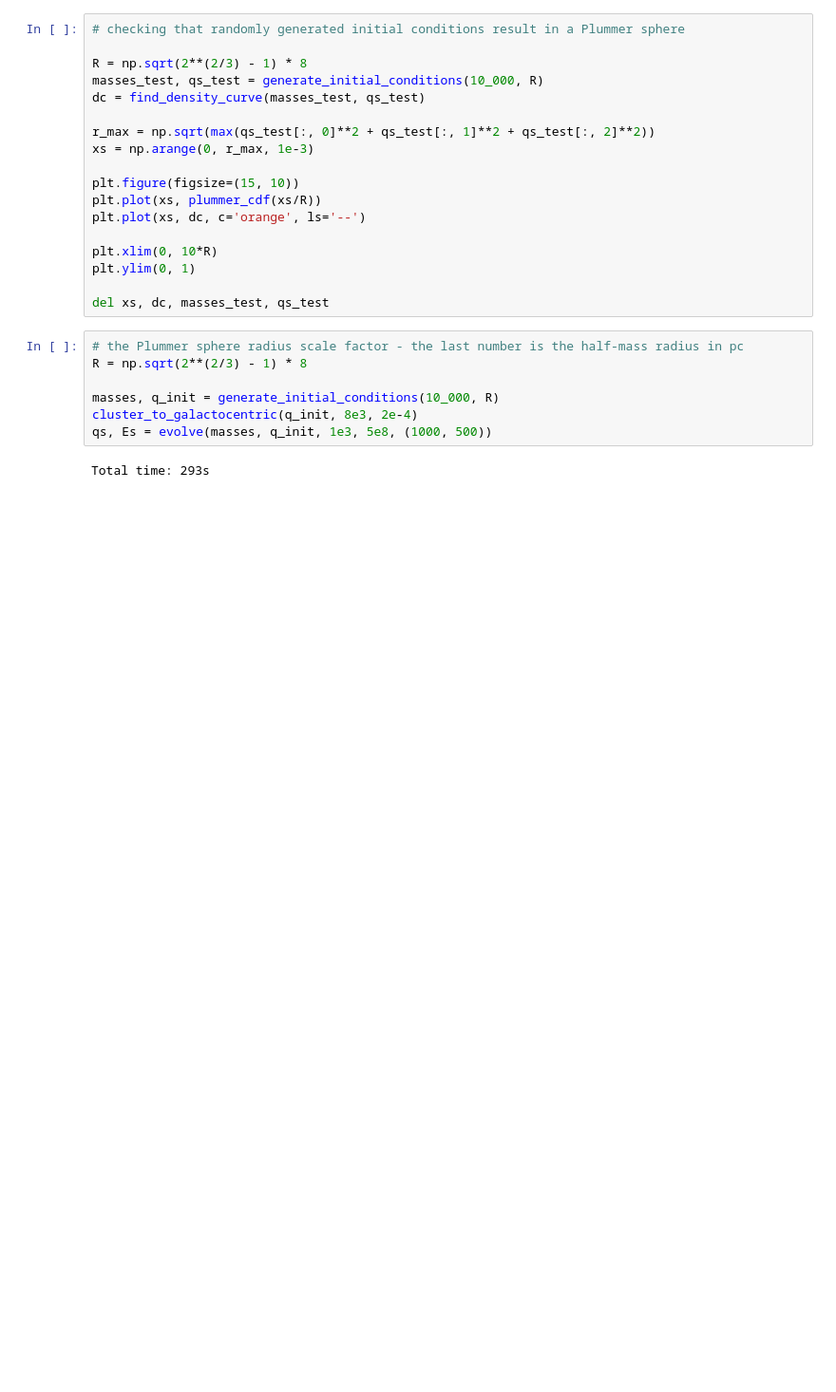
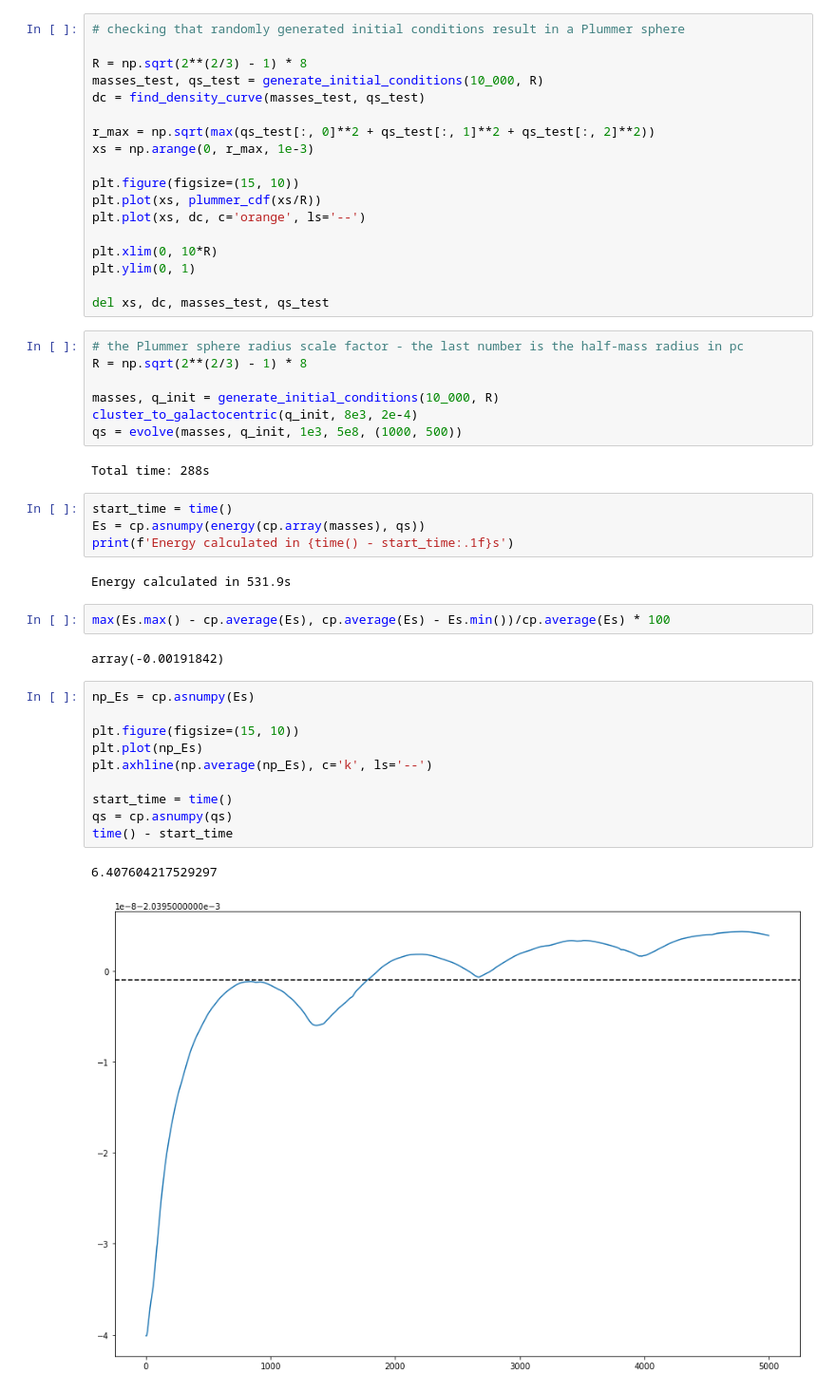
Before and after one commit to NoaVidovic/stream-nbody-simulation, a Jupyter notebook: n_body_orbit_integration.ipynb, the cells around one changed output. Shown: that part at 95% size. Cells and saved outputs as stored; diff of their text form; blank space fills up the shorter version.

```diff
--- a/n_body_orbit_integration.ipynb
+++ b/n_body_orbit_integration.ipynb
@@ -328,9 +331,32 @@ R = np.sqrt(2**(2/3) - 1) * 8
 
 masses, q_init = generate_initial_conditions(10_000, R)
 cluster_to_galactocentric(q_init, 8e3, 2e-4)
-qs, Es = evolve(masses, q_init, 1e3, 5e8, (1000, 500))
+qs = evolve(masses, q_init, 1e3, 5e8, (1000, 500))
 # %% [output]
-Total time: 293s
+Total time: 288s
+# %%
+start_time = time()
+Es = cp.asnumpy(energy(cp.array(masses), qs))
+print(f'Energy calculated in {time() - start_time:.1f}s')
+# %% [output]
+Energy calculated in 531.9s
+# %%
+max(Es.max() - cp.average(Es), cp.average(Es) - Es.min())/cp.average(Es) * 100
+# %% [output]
+array(-0.00191842)
+# %%
+np_Es = cp.asnumpy(Es)
+
+plt.figure(figsize=(15, 10))
+plt.plot(np_Es)
+plt.axhline(np.average(np_Es), c='k', ls='--')
+
+start_time = time()
+qs = cp.asnumpy(qs)
+time() - start_time
+# %% [output]
+6.407604217529297
+[figure, added]
 # %%
 plt.figure(figsize=(15, 15))
 plt.axis('equal')
```
Also changed, not shown: parts of 9 cells of this notebook, 1 other file.
